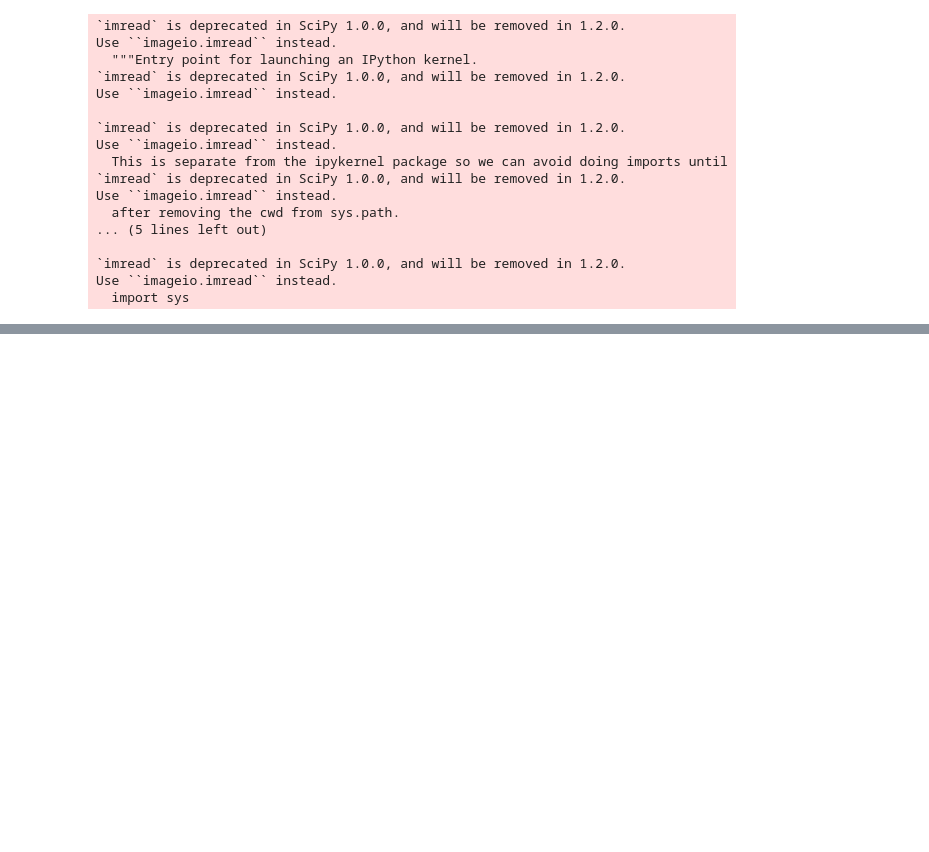
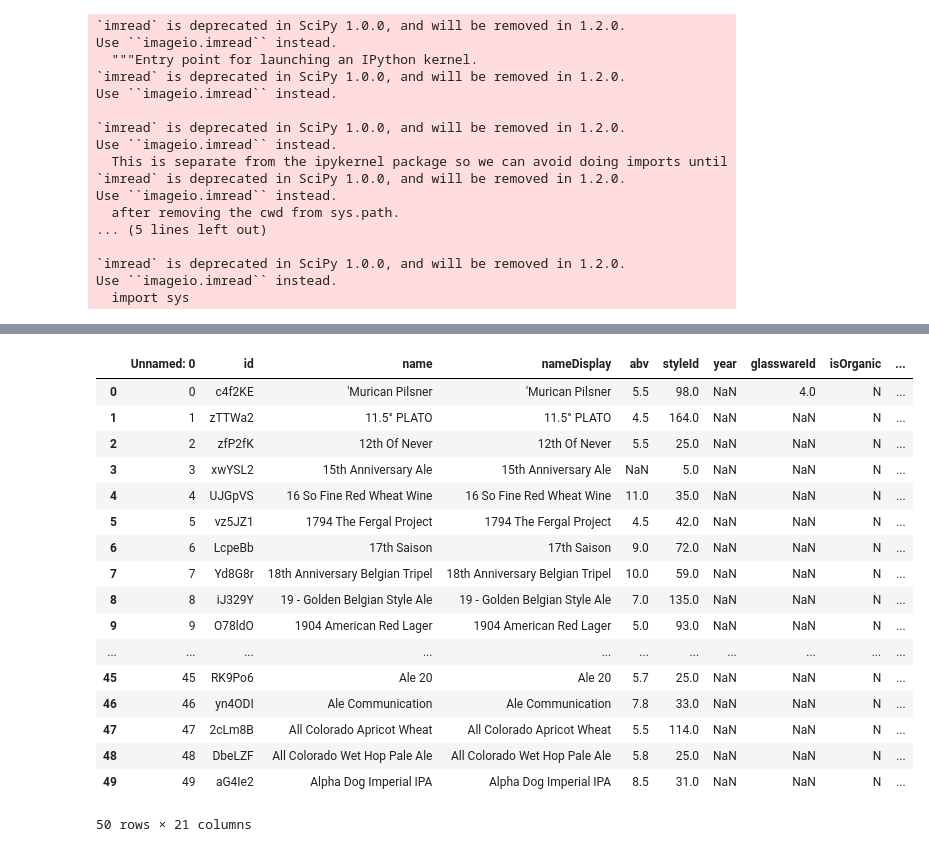
Before and after one commit to sponre01/project-one, a Jupyter notebook: Brewery_Comparison.ipynb, the cells around one changed output, grey strips where cells are left out. Cells and saved outputs as stored; diff of their text form; code cells hidden in the pictures; blank space fills up the shorter version.

```diff
--- a/Brewery_Comparison.ipynb
+++ b/Brewery_Comparison.ipynb
@@ -170,0 +182,21 @@ Index(['Sierra Nevada Brewing Company', 'Oskar Blues Brewery',
+# %%
+beerbrewed
+# %% [output]
+|  | Unnamed: 0 | id | name | nameDisplay | abv | styleId | year | glasswareId | isOrganic | ... |
+| 0 | 0 | c4f2KE | 'Murican Pilsner | 'Murican Pilsner | 5.5 | 98.0 | NaN | 4.0 | N | ... |
+| 1 | 1 | zTTWa2 | 11.5° PLATO | 11.5° PLATO | 4.5 | 164.0 | NaN | NaN | N | ... |
+| 2 | 2 | zfP2fK | 12th Of Never | 12th Of Never | 5.5 | 25.0 | NaN | NaN | N | ... |
+| 3 | 3 | xwYSL2 | 15th Anniversary Ale | 15th Anniversary Ale | NaN | 5.0 | NaN | NaN | N | ... |
+| 4 | 4 | UJGpVS | 16 So Fine Red Wheat Wine | 16 So Fine Red Wheat Wine | 11.0 | 35.0 | NaN | NaN | N | ... |
+| 5 | 5 | vz5JZ1 | 1794 The Fergal Project | 1794 The Fergal Project | 4.5 | 42.0 | NaN | NaN | N | ... |
+| 6 | 6 | LcpeBb | 17th Saison | 17th Saison | 9.0 | 72.0 | NaN | NaN | N | ... |
+| 7 | 7 | Yd8G8r | 18th Anniversary Belgian Tripel | 18th Anniversary Belgian Tripel | 10.0 | 59.0 | NaN | NaN | N | ... |
+| 8 | 8 | iJ329Y | 19 - Golden Belgian Style Ale | 19 - Golden Belgian Style Ale | 7.0 | 135.0 | NaN | NaN | N | ... |
+| 9 | 9 | O78ldO | 1904 American Red Lager | 1904 American Red Lager | 5.0 | 93.0 | NaN | NaN | N | ... |
+| ... | ... | ... | ... | ... | ... | ... | ... | ... | ... | ... |
+| 45 | 45 | RK9Po6 | Ale 20 | Ale 20 | 5.7 | 25.0 | NaN | NaN | N | ... |
+| 46 | 46 | yn4ODI | Ale Communication | Ale Communication | 7.8 | 33.0 | NaN | NaN | N | ... |
+| 47 | 47 | 2cLm8B | All Colorado Apricot Wheat | All Colorado Apricot Wheat | 5.5 | 114.0 | NaN | NaN | N | ... |
+| 48 | 48 | DbeLZF | All Colorado Wet Hop Pale Ale | All Colorado Wet Hop Pale Ale | 5.8 | 25.0 | NaN | NaN | N | ... |
+| 49 | 49 | aG4Ie2 | Alpha Dog Imperial IPA | Alpha Dog Imperial IPA | 8.5 | 31.0 | NaN | NaN | N | ... |
+50 rows × 21 columns
```
Also changed, not shown: parts of 11 cells of this notebook, 4 other files.
